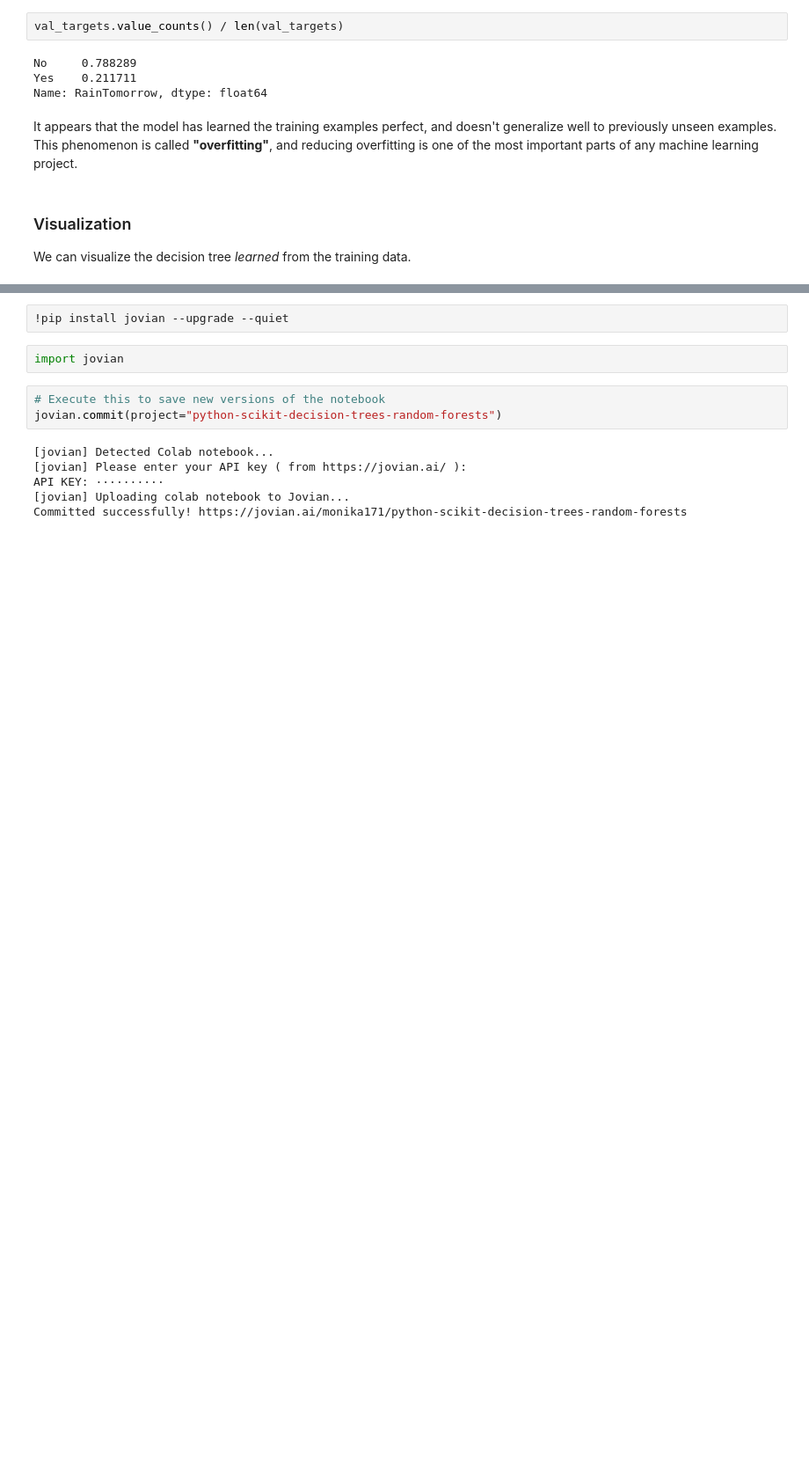
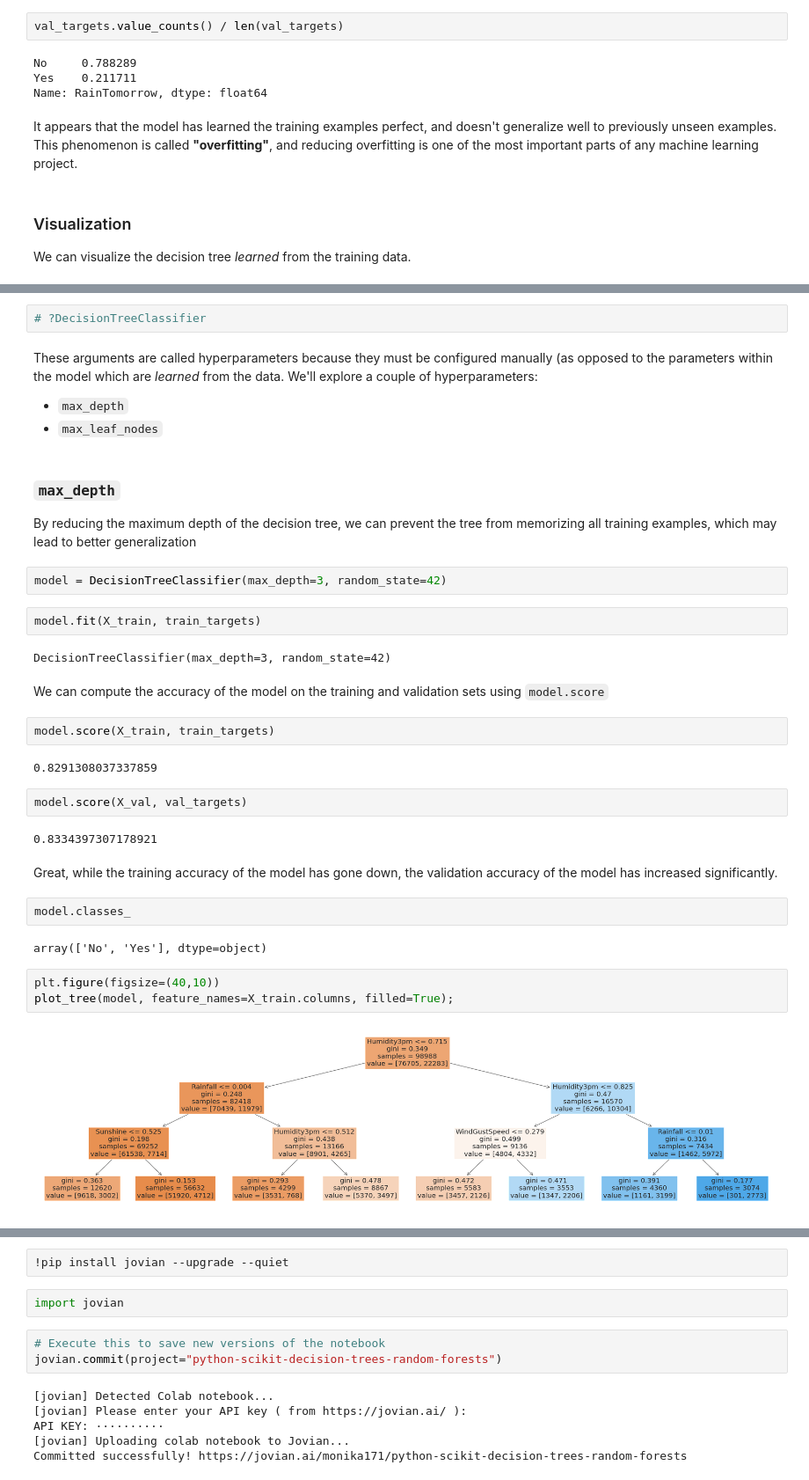
Before and after one commit to Monika171/Machine-Leaning-with-Python, a Jupyter notebook: python_scikit_decision_trees_random_forests.ipynb, the cells around one changed output, grey strips where cells are left out. Shown at 88% size. Drawn from its saved outputs; the diff is of its cells as text; blank space fills up the shorter version.

Commit message:
using hyperparameters to increase efficiency

```diff
--- a/python_scikit_decision_trees_random_forests.ipynb
+++ b/python_scikit_decision_trees_random_forests.ipynb
@@ -388,0 +496,38 @@ We can visualize the decision tree _learned_ from the training data.
+# %%
+# ?DecisionTreeClassifier
+# %% [markdown]
+These arguments are called hyperparameters because they must be configured manually (as opposed to the parameters within the model which are _learned_ from the data. We'll explore a couple of hyperparameters:
+
+- `max_depth`
+- `max_leaf_nodes`
+# %% [markdown]
+### `max_depth`
+
+By reducing the maximum depth of the decision tree, we can prevent the tree from memorizing all training examples, which may lead to better generalization
+# %%
+model = DecisionTreeClassifier(max_depth=3, random_state=42)
+# %%
+model.fit(X_train, train_targets)
+# %% [output]
+DecisionTreeClassifier(max_depth=3, random_state=42)
+# %% [markdown]
+We can compute the accuracy of the model on the training and validation sets using `model.score`
+# %%
+model.score(X_train, train_targets)
+# %% [output]
+0.8291308037337859
+# %%
+model.score(X_val, val_targets)
+# %% [output]
+0.8334397307178921
+# %% [markdown]
+Great, while the training accuracy of the model has gone down, the validation accuracy of the model has increased significantly.
+# %%
+model.classes_
+# %% [output]
+array(['No', 'Yes'], dtype=object)
+# %%
+plt.figure(figsize=(40,10))
+plot_tree(model, feature_names=X_train.columns, filled=True);
+# %% [output]
+[figure, added]
```
Also changed, not shown: parts of 19 cells of this notebook.
